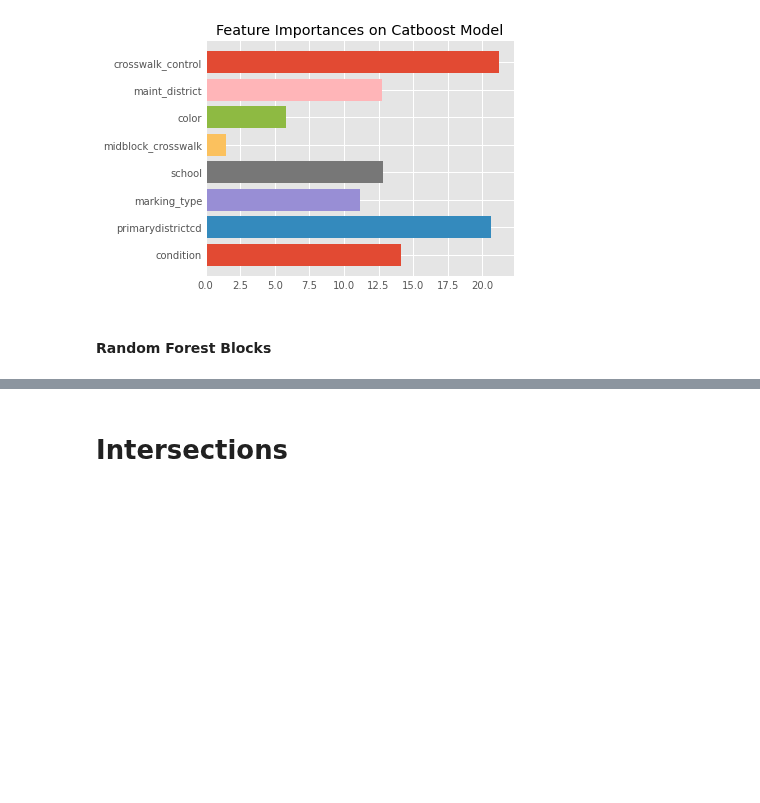
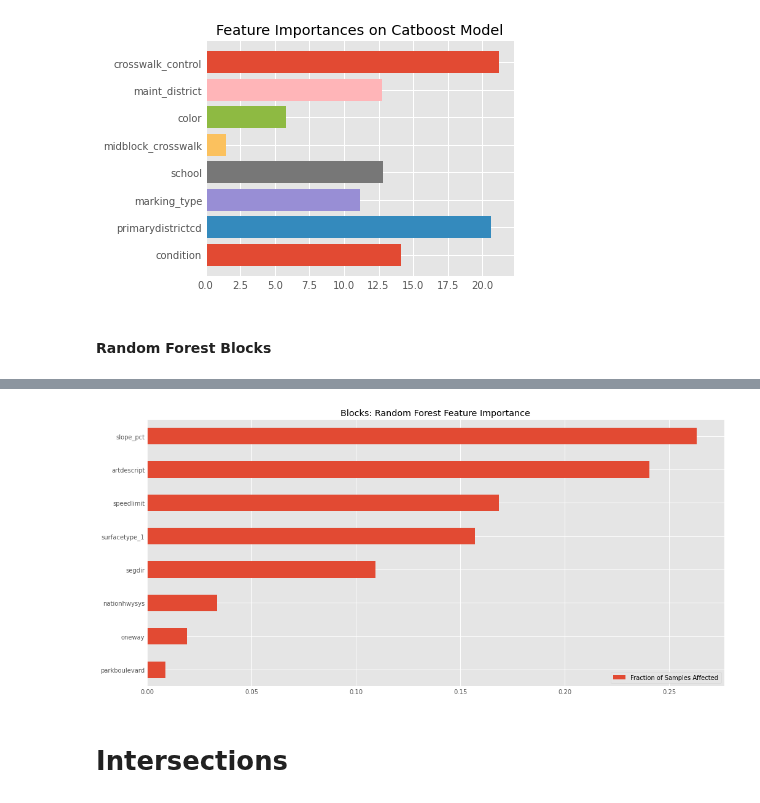
Before and after one commit to DataCircles/traffic_collisions_ml_team1, a Jupyter notebook: notebooks/cindy_severity_models.ipynb, the cells around one changed output, grey strips where cells are left out. Drawn from its saved outputs; the diff is of its cells as text; code cells hidden in the pictures; blank space fills up the shorter version.

```diff
--- a/notebooks/cindy_severity_models.ipynb
+++ b/notebooks/cindy_severity_models.ipynb
@@ -230,13 +233,15 @@ plt.savefig('../reports/figures/blocks_rf_kfolds.png')
 # %%
-# # Plot the feature importance
-# feat_scores = pd.DataFrame({'Fraction of Samples Affected' : rf_kfold.feature_importances_},
-#                            index=X.columns)
-# feat_scores = feat_scores.sort_values(by='Fraction of Samples Affected')
-# feat_scores.plot(kind='barh', figsize=(15,8))
-# plt.legend(loc='lower right')
-# plt.title('Blocks: Random Forest Feature Importance');
+# Plot the feature importance
+feat_scores = pd.DataFrame({'Fraction of Samples Affected' : rf_kfold.feature_importances_},
+                           index=X.columns)
+feat_scores = feat_scores.sort_values(by='Fraction of Samples Affected')
+feat_scores.plot(kind='barh', figsize=(15,8))
+plt.legend(loc='lower right')
+plt.title('Blocks: Random Forest Feature Importance');
 
 # plt.savefig('../reports/figures/blocks_rf_featimportance.png')
+# %% [output]
+[figure, added]
 # %% [markdown]
 # Intersections
 # %% [markdown]
```
Also changed, not shown: parts of 9 cells of this notebook, 4 other files.
